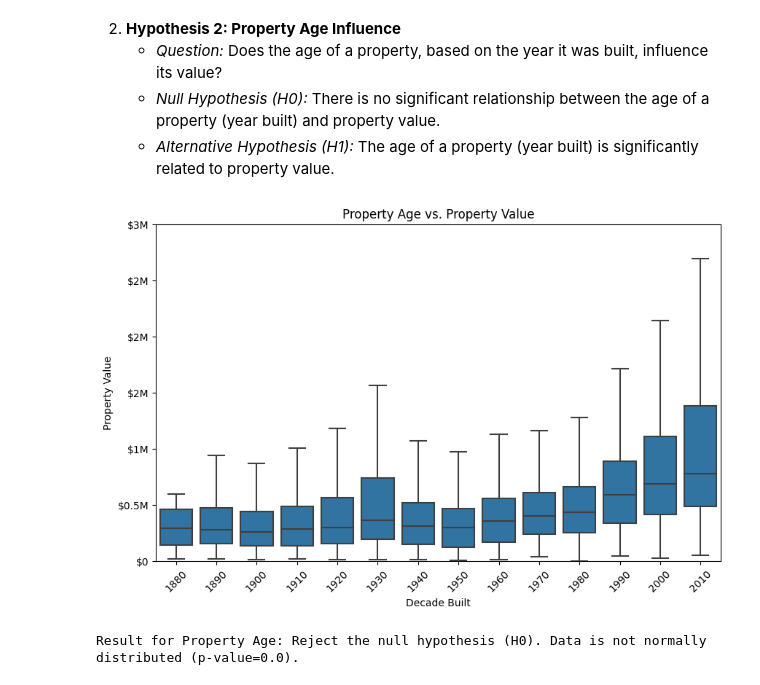
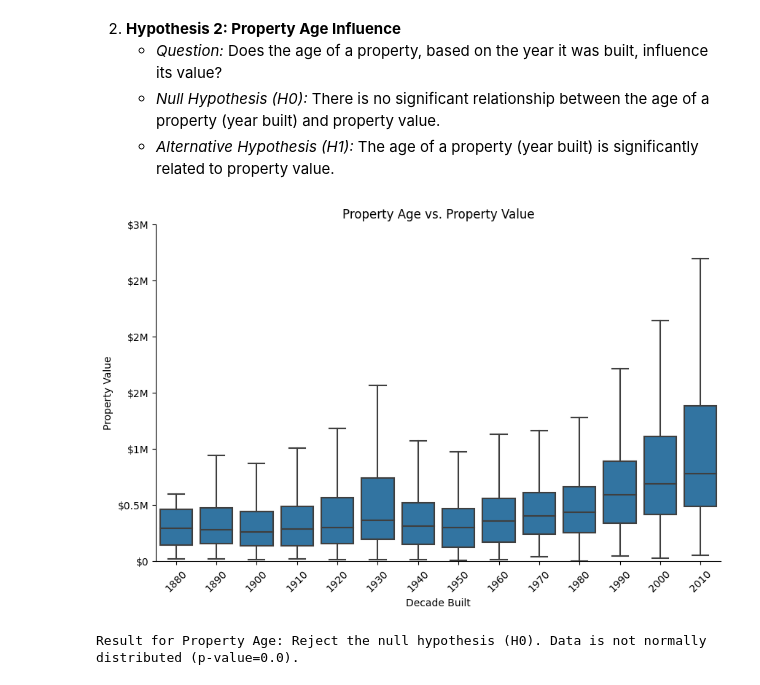
Before and after one commit to Jonathan-Garcia1/zillow_porperty_values, a Jupyter notebook: explore.ipynb, the cells around one changed output. Drawn from its saved outputs; the diff is of its cells as text; code cells hidden in the pictures.

```diff
--- a/explore.ipynb
+++ b/explore.ipynb
@@ -182,31 +189,34 @@ Result: Reject the null hypothesis (H0). There is a significant relationship bet
 # %%
 # Create a new column 'decade' by binning 'year' into decades
 df['decade'] = (df['year'] // 10) * 10
 
 plt.figure(figsize=(10, 6))
 sns.boxplot(x='decade', y='value', data=df, showfliers = False, color= '#1f77b4')
 plt.xlabel('Decade Built')
 plt.ylabel('Property Value')
 plt.title('Property Age vs. Property Value')
 plt.xticks(rotation=45)
 plt.grid(False)
 plt.ylim(0, 3000000)  # ylim for property value
 plt.xlim(0.5, 14.5)  # xlim for bedrooms
 
 # Format the y-axis labels to display in millions (M) or thousands (K)
 def format_y_axis_labels(x, _):
     if x >= 1e6:
         return '${:.0f}M'.format(x / 1e6)
     elif x >= 1e3:
         return '${:.1f}M'.format(x / 1e6)
     else:
         return '${:.0f}'.format(x)
 
 plt.gca().yaxis.set_major_formatter(mtick.FuncFormatter(format_y_axis_labels))
+plt.gca().spines['top'].set_visible(False)
+plt.gca().spines['right'].set_visible(False)
+
 
 plt.show()
 # %% [output]
-[figure, old version]
+[figure, new version]
 # %%
 # Hypothesis 2: Property Age Influence
 # Test for Normality (Shapiro-Wilk):
```
Also changed, not shown: parts of 12 cells of this notebook, 2 other files.
